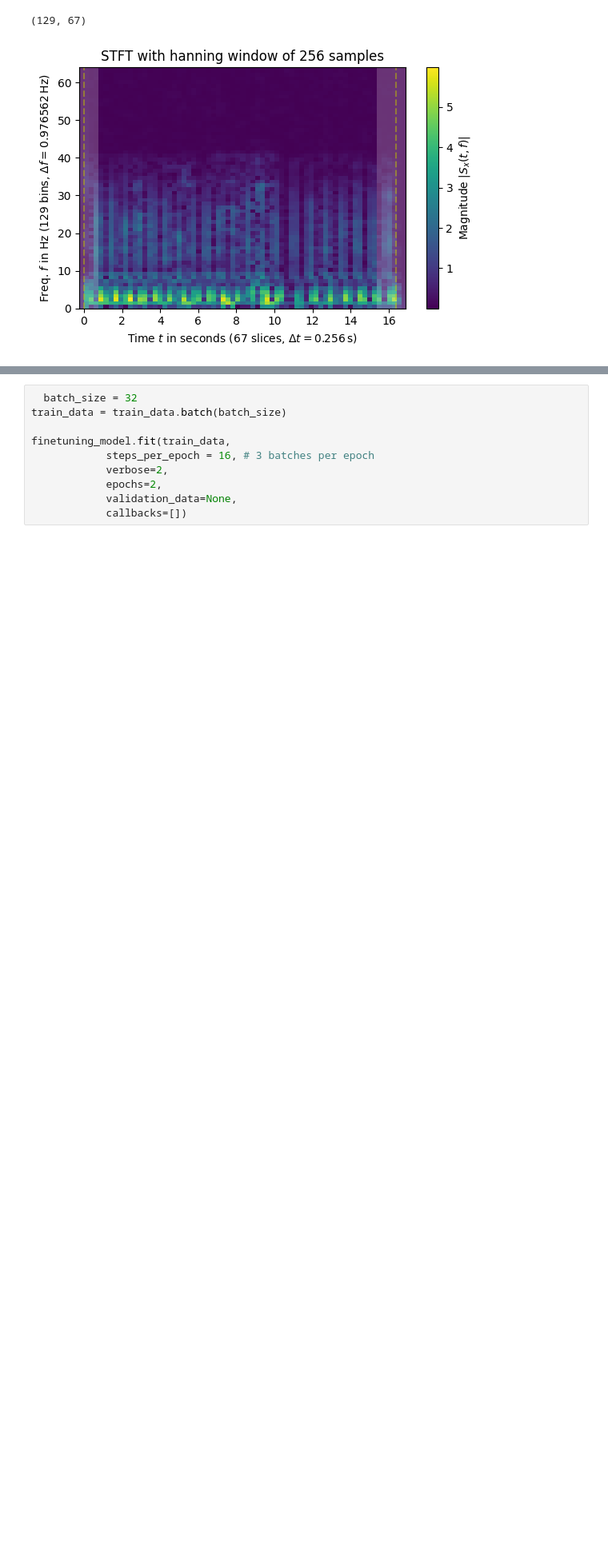
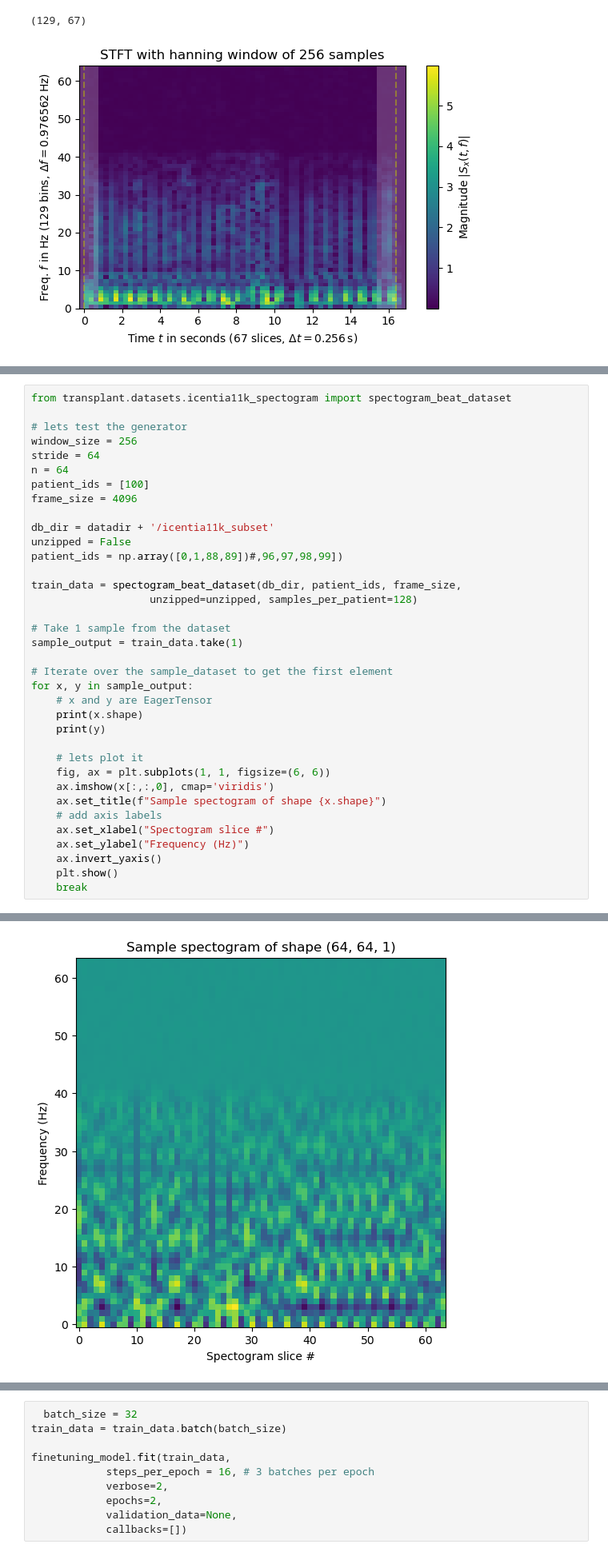
Before and after one commit to myles-i/DLH_TransferLearning, a Jupyter notebook: jupyter_notebooks/explore_spectogram.ipynb, the cells around one changed output, grey strips where cells are left out. Shown at 80% size. Saved outputs shown, nothing was run; the diff lists cells and outputs as text; blank space fills up the shorter version.

Commit message:
integrate 2dResNet and spectogram preprocessor into codebase

```diff
--- a/jupyter_notebooks/explore_spectogram.ipynb
+++ b/jupyter_notebooks/explore_spectogram.ipynb
@@ -435,0 +185,37 @@ tf.Tensor(0, shape=(), dtype=int32)
+# %%
+from transplant.datasets.icentia11k_spectogram import spectogram_beat_dataset
+
+# lets test the generator
+window_size = 256
+stride = 64
+n = 64
+patient_ids = [100]
+frame_size = 4096
+
+db_dir = datadir + '/icentia11k_subset'
+unzipped = False
+patient_ids = np.array([0,1,88,89])#,96,97,98,99])
+
+train_data = spectogram_beat_dataset(db_dir, patient_ids, frame_size,
+                   unzipped=unzipped, samples_per_patient=128)
+
+# Take 1 sample from the dataset
+sample_output = train_data.take(1)
+
+# Iterate over the sample_dataset to get the first element
+for x, y in sample_output:
+    # x and y are EagerTensor
+    print(x.shape)
+    print(y)
+
+    # lets plot it
+    fig, ax = plt.subplots(1, 1, figsize=(6, 6))
+    ax.imshow(x[:,:,0], cmap='viridis')
+    ax.set_title(f"Sample spectogram of shape {x.shape}")
+    # add axis labels
+    ax.set_xlabel("Spectogram slice #")
+    ax.set_ylabel("Frequency (Hz)")
+    ax.invert_yaxis()
+    plt.show()
+    break
+# %% [output]
@@ -436,3 +225,4 @@ tf.Tensor(0, shape=(), dtype=int32)
+[figure, added]
 # %%
 # ok lets try some training...
 db_dir = datadir + '/icentia11k_subset'
```
Also changed, not shown: parts of 8 cells of this notebook, 2 other files.
